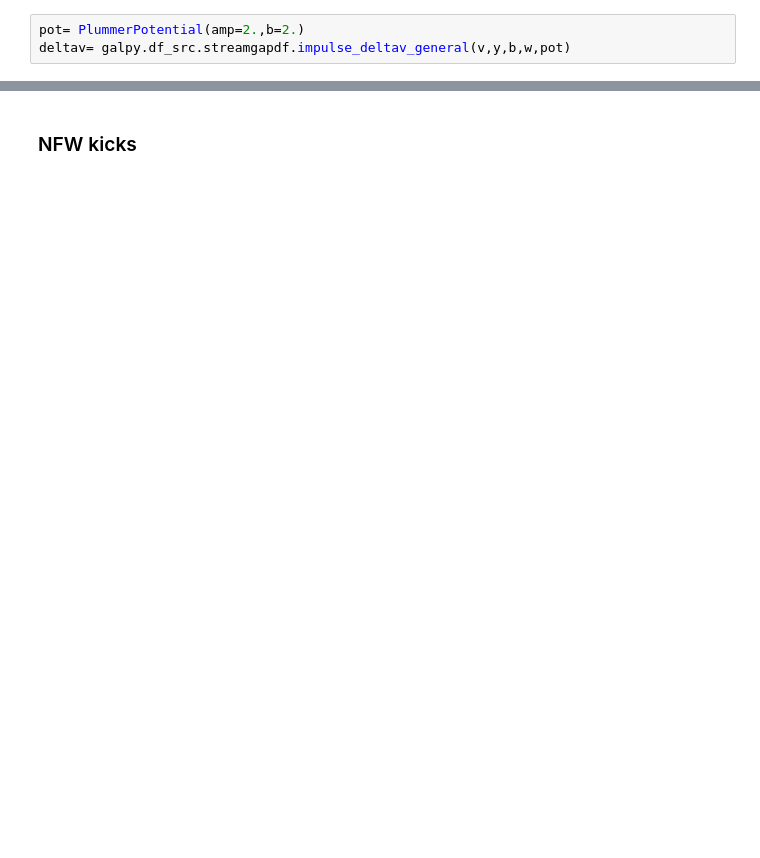
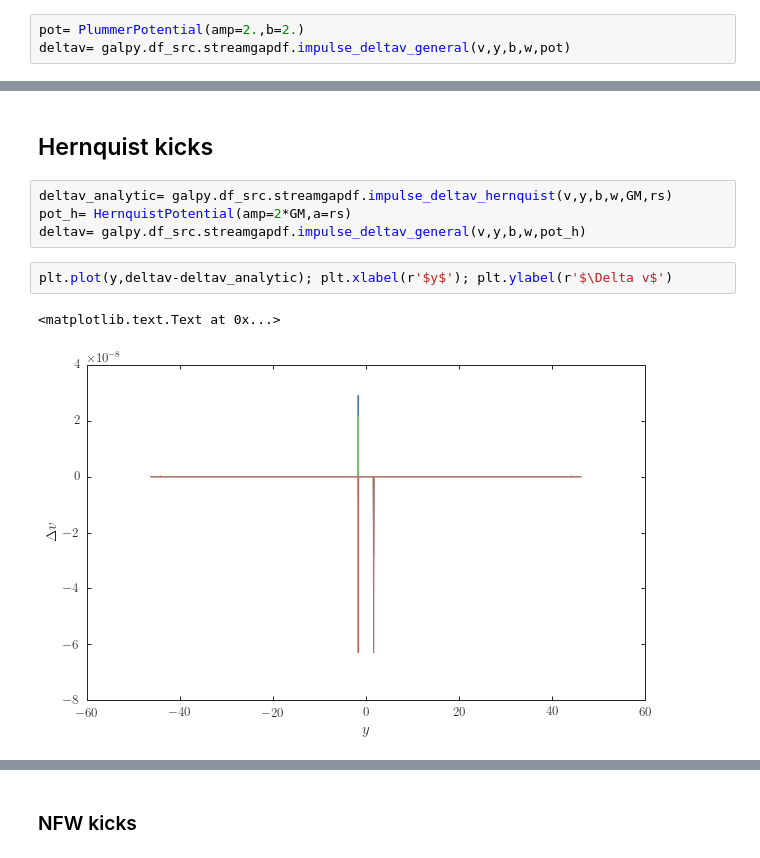
Before and after one commit to jobovy/streamgap-aa, a Jupyter notebook: py/StreamGapExample.ipynb, the cells around one changed output, grey strips where cells are left out. Drawn from its saved outputs; the diff is of its cells as text; blank space fills up the shorter version.

```diff
--- a/py/StreamGapExample.ipynb
+++ b/py/StreamGapExample.ipynb
@@ -48,0 +51,11 @@ plt.plot(y,deltav-deltav_analytic); plt.xlabel(r'$y$'); plt.ylabel(r'Error in $\
+# %% [markdown]
+## Hernquist kicks
+# %%
+deltav_analytic= galpy.df_src.streamgapdf.impulse_deltav_hernquist(v,y,b,w,GM,rs)
+pot_h= HernquistPotential(amp=2*GM,a=rs)
+deltav= galpy.df_src.streamgapdf.impulse_deltav_general(v,y,b,w,pot_h)
+# %%
+plt.plot(y,deltav-deltav_analytic); plt.xlabel(r'$y$'); plt.ylabel(r'$\Delta v$')
+# %% [output]
+<matplotlib.text.Text at 0x...>
+[figure, added]
```
Also changed, not shown: parts of 31 cells of this notebook, 25 other files.
